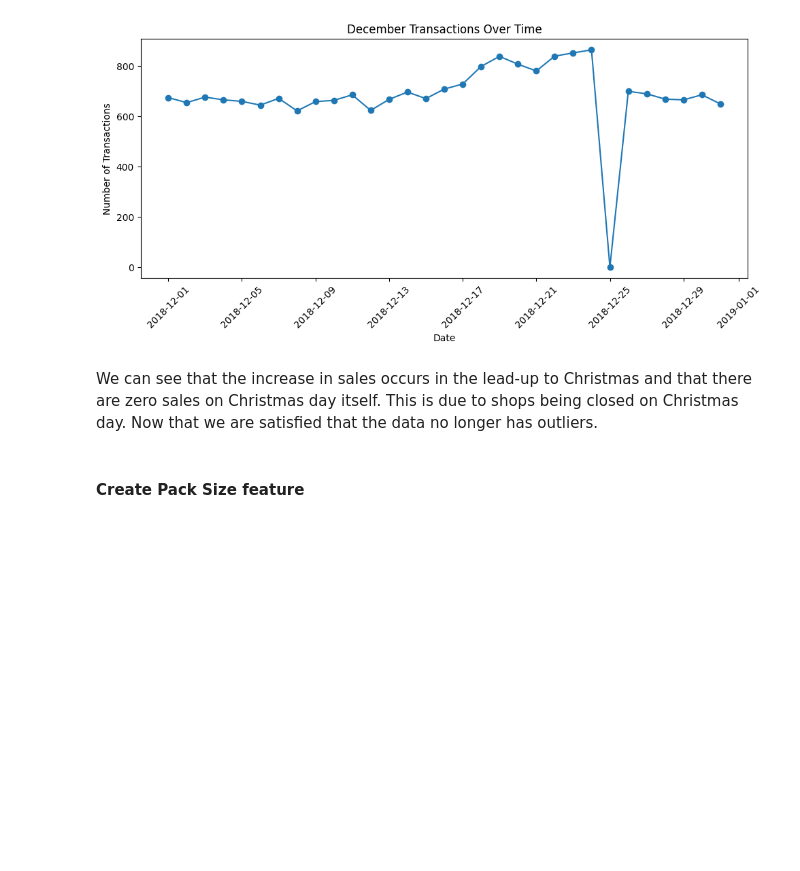
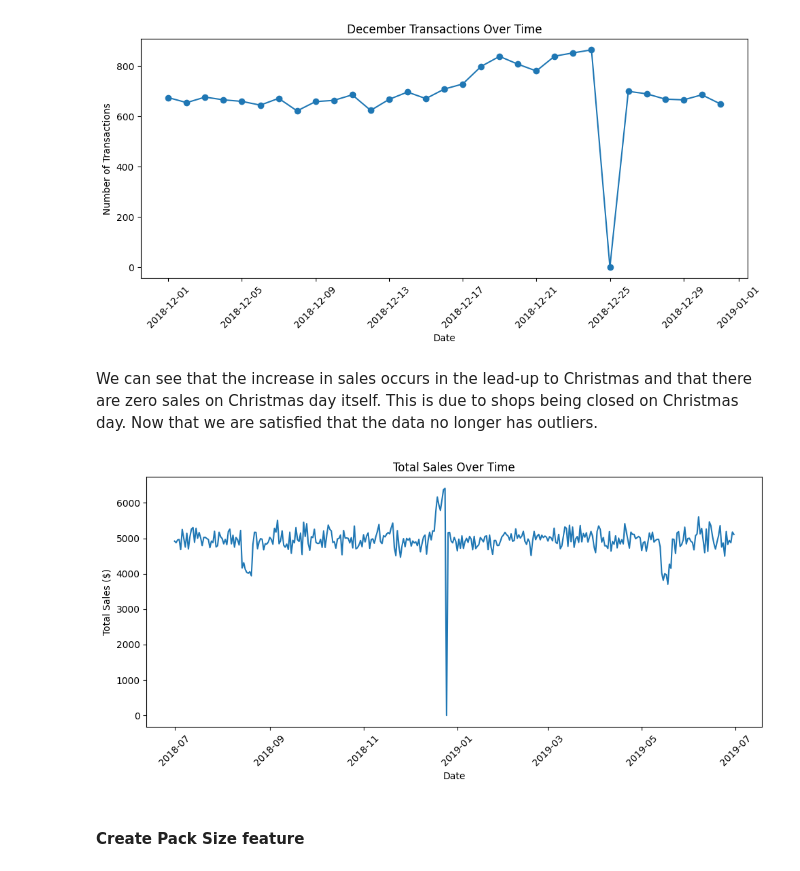
Before and after one commit to julie-nguyen180/Quantium_Chips_Category_Analysis_Case, a Jupyter notebook: Quantium_Case_Analysis.ipynb, the cells around one changed output. Cells and saved outputs as stored; diff of their text form; code cells hidden in the pictures; blank space fills up the shorter version.

```diff
--- a/Quantium_Case_Analysis.ipynb
+++ b/Quantium_Case_Analysis.ipynb
@@ -336,6 +336,25 @@ We can see that the increase in sales occurs in the lead-up to Christmas and tha
 there are zero sales on Christmas day itself. This is due to shops being closed on
 Christmas day.
 Now that we are satisfied that the data no longer has outliers.
+# %%
+# Sum TOT_SALES by date
+sales_by_date = trans_df.groupby('DATE')['TOT_SALES'].sum()
+
+# Create a DataFrame with all dates and join the sales totals
+date_sales = pd.DataFrame({'DATE': full_date_range})
+date_sales['TOTAL_SALES'] = date_sales['DATE'].map(sales_by_date).fillna(0)
+
+# Plot the total sales over time
+plt.figure(figsize=(10, 5))
+plt.plot(date_sales['DATE'], date_sales['TOTAL_SALES'], linestyle='-')
+plt.title("Total Sales Over Time")
+plt.xlabel("Date")
+plt.ylabel("Total Sales ($)")
+plt.xticks(rotation=45)
+plt.tight_layout()
+plt.show()
+# %% [output]
+[figure, added]
 # %% [markdown]
 #### Create Pack Size feature
 # %% [markdown]
```
Also changed, not shown: parts of 7 cells of this notebook.
